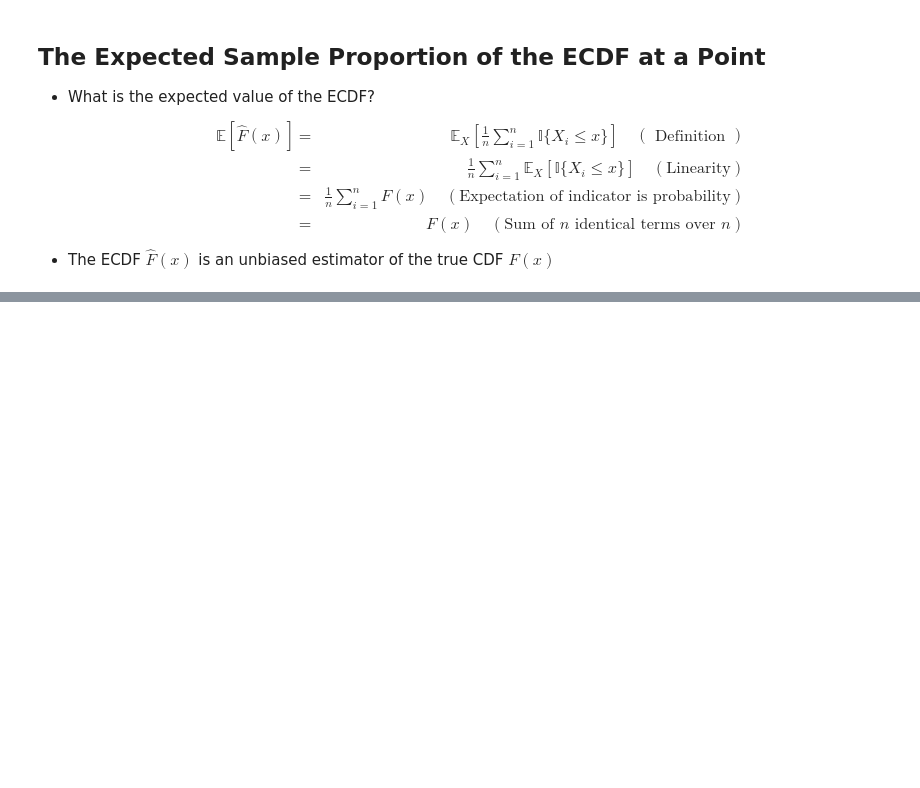
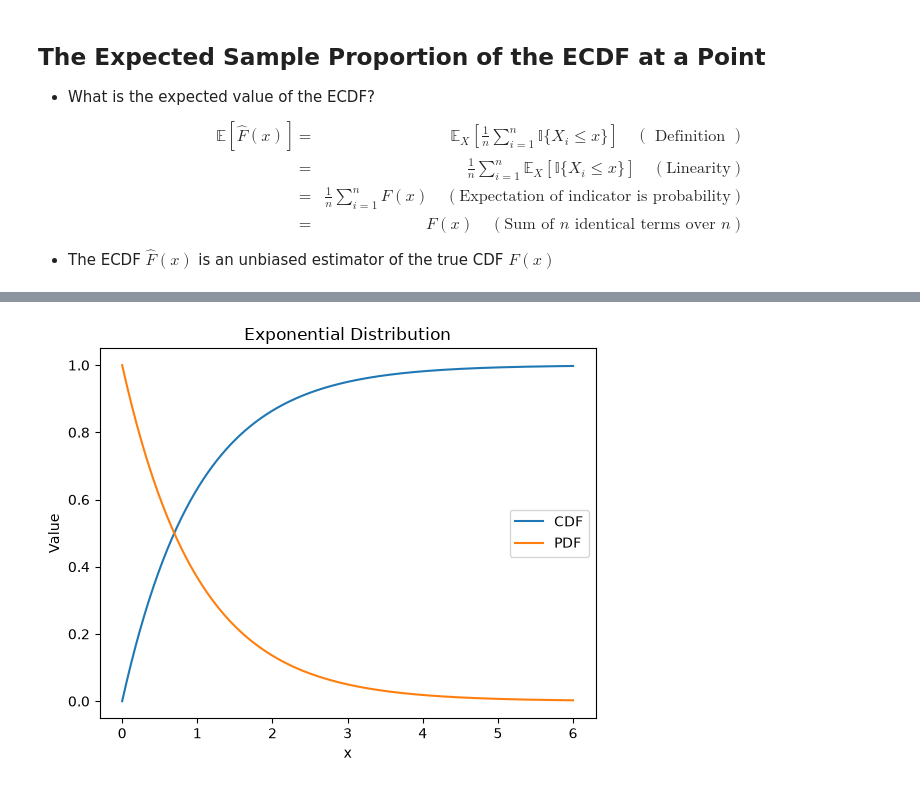
Before and after one commit to Shuvam-Chowdhury/uu_categorical_and_numeric, a Jupyter notebook: categorical_and_ecdf.ipynb, the cells around one changed output, grey strips where cells are left out. Saved outputs shown, nothing was run; the diff lists cells and outputs as text; code cells hidden in the pictures; blank space fills up the shorter version.

```diff
--- a/categorical_and_ecdf.ipynb
+++ b/categorical_and_ecdf.ipynb
@@ -302,0 +319,19 @@ $$
+# %%
+import numpy as np
+import matplotlib.pyplot as plt
+import seaborn as sns
+
+x = np.linspace(0, 6, 500)
+
+cdf = 1 - np.exp(-x)
+pdf = np.exp(-x)
+
+sns.lineplot(x=x, y=cdf, label="CDF")
+sns.lineplot(x=x, y=pdf, label="PDF")
+
+plt.xlabel("x")
+plt.ylabel("Value")
+plt.title("Exponential Distribution")
+plt.show()
+# %% [output]
+[figure, added]
```
Also changed, not shown: parts of 7 cells of this notebook, 3 other files.
